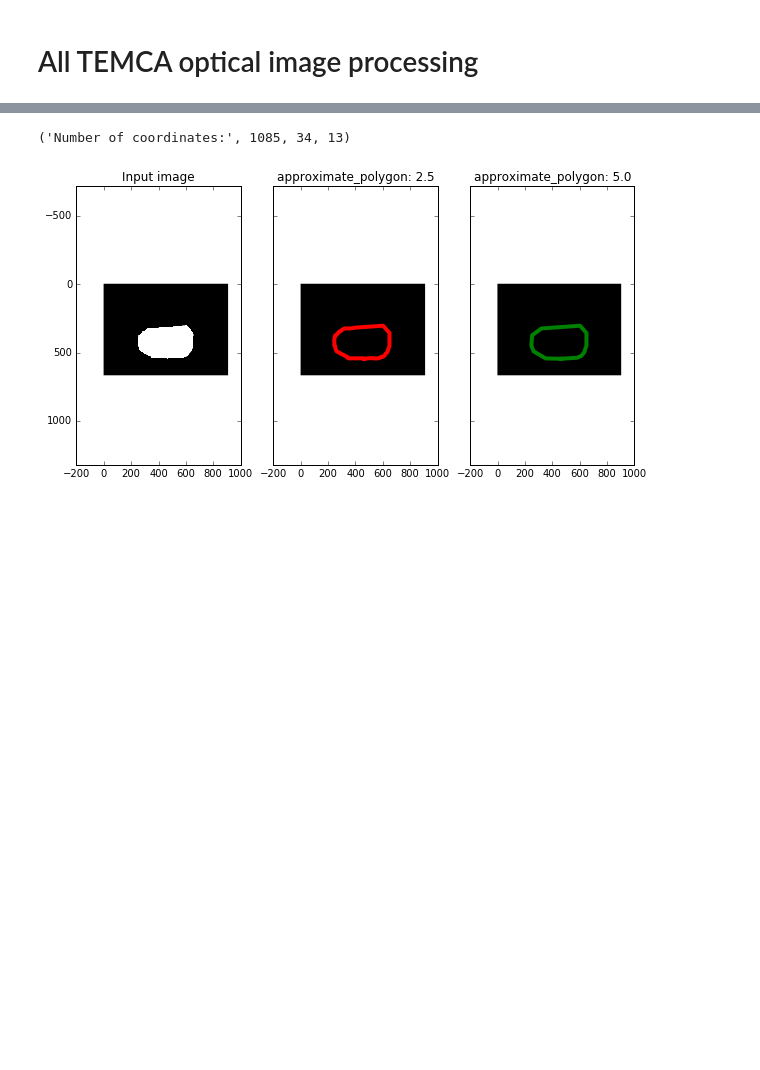
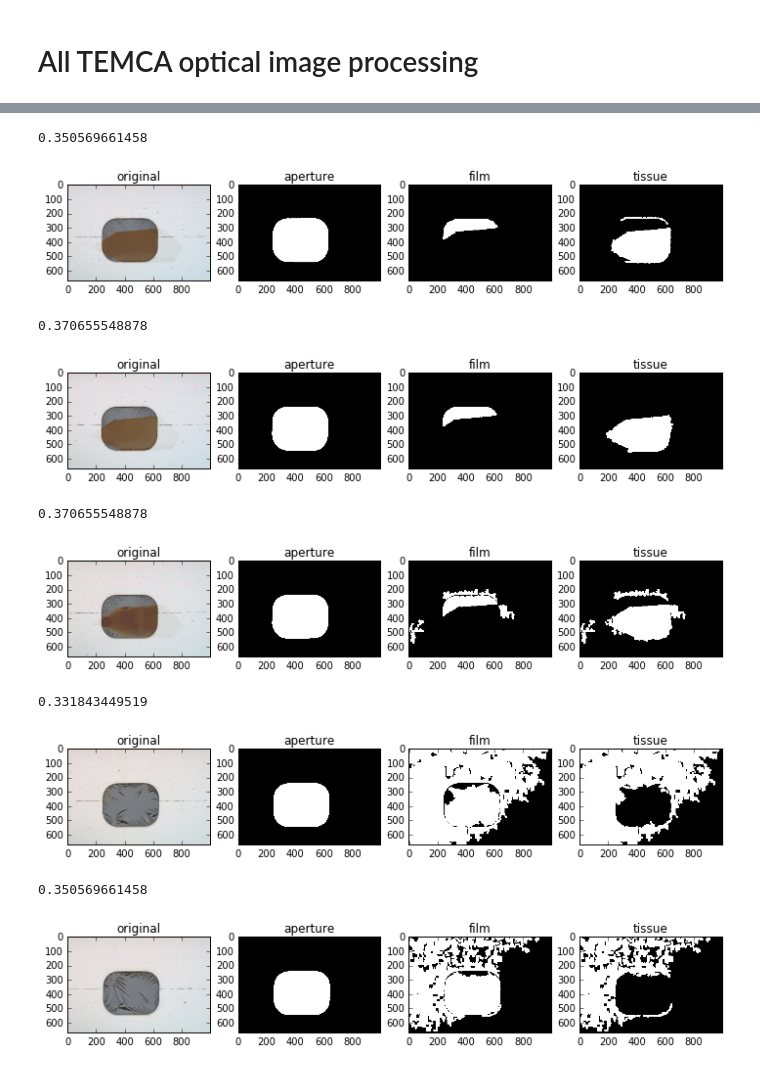
Before and after one commit to jaybo/Python-Notebooks, a Jupyter notebook: TEMCA/OpticalEverything.ipynb, the cells around one changed output, grey strips where cells are left out. Saved outputs shown, nothing was run; the diff lists cells and outputs as text; code cells hidden in the pictures; blank space fills up the shorter version.

```diff
--- a/TEMCA/OpticalEverything.ipynb
+++ b/TEMCA/OpticalEverything.ipynb
@@ -99,18 +99,19 @@ def create_film_mask(ai):
     imnosmall = morphology.remove_small_objects(imnosmall, min_size=4000, connectivity=1, in_place=False)
     ai['im_mask_film'] = imnosmall
 # %%
-create_all_images('239849_7R', '1', '002344', ai)
-create_aperture_mask(ai)
-create_tissue_mask(ai)
-create_film_mask(ai)
+def display_one (specimen, media, barcode, ai):
+    create_all_images(specimen, media, barcode, ai)
+    create_aperture_mask(ai)
+    create_tissue_mask(ai)
+    create_film_mask(ai)
 
-fig, (ax_1, ax_2, ax_3, ax_4) = plt.subplots(ncols=4, figsize=(12, 8))
-ax_1.imshow(ai['imrgb'])
-ax_1.set_title('original')
-ax_2.imshow(ai['im_mask_aperture'])
-ax_2.set_title('aperture')
-ax_3.imshow(ai['im_mask_film'])
-ax_3.set_title('film')
-ax_4.imshow(ai['im_mask_tissue'])
-ax_4.set_title('tissue')
-plt.show()
+    fig, (ax_1, ax_2, ax_3, ax_4) = plt.subplots(ncols=4, figsize=(12, 8))
+    ax_1.imshow(ai['imrgb'])
+    ax_1.set_title('original')
+    ax_2.imshow(ai['im_mask_aperture'])
+    ax_2.set_title('aperture')
+    ax_3.imshow(ai['im_mask_film'])
+    ax_3.set_title('film')
+    ax_4.imshow(ai['im_mask_tissue'])
+    ax_4.set_title('tissue')
+    plt.show()
@@ -206,26 +118,14 @@ ax2.set_title('Probabilistic Hough')
-# %%
-# Much better solution: find contours and then subsample the polygon
-contours = measure.find_contours(image, 0.5)
-tolerance1 = 2.5
-tolerance2 = 5.0
-
-fig, (ax0, ax1, ax2) = plt.subplots(1, 3, figsize=(10, 5), sharex=True,
-                                    sharey=True)
-ax0.imshow(image, 'gray')
-ax0.set_title('Input image')
-
-ax1.imshow(edges, 'gray')
-ax1.set_title('approximate_polygon: ' + str(tolerance1))
-
-ax2.imshow(edges, 'gray')
-ax2.set_title('approximate_polygon: ' + str(tolerance2))
-
-for contour in measure.find_contours(image, 0):
-    coords = measure.approximate_polygon(contour, tolerance=tolerance1)
-    ax1.plot(coords[:, 1], coords[:, 0], '-r', linewidth=4)
-    coords2 = measure.approximate_polygon(contour, tolerance2)
-    ax2.plot(coords2[:, 1], coords2[:, 0], '-g', linewidth=4)
-    print("Number of coordinates:", len(contour), len(coords), len(coords2))
-# %% [output]
-('Number of coordinates:', 1085, 34, 13)
-[figure, removed]
+# %%
+for j in range (940, 945):
+    display_one('239849_7R', '1', str(j).zfill(6), ai)
+# %% [output]
+0.350569661458
+[figure, added]
+0.370655548878
+[figure, added]
+0.370655548878
+[figure, added]
+0.331843449519
+[figure, added]
+0.350569661458
+[figure, added]
```
Also changed, not shown: parts of 6 cells of this notebook.
